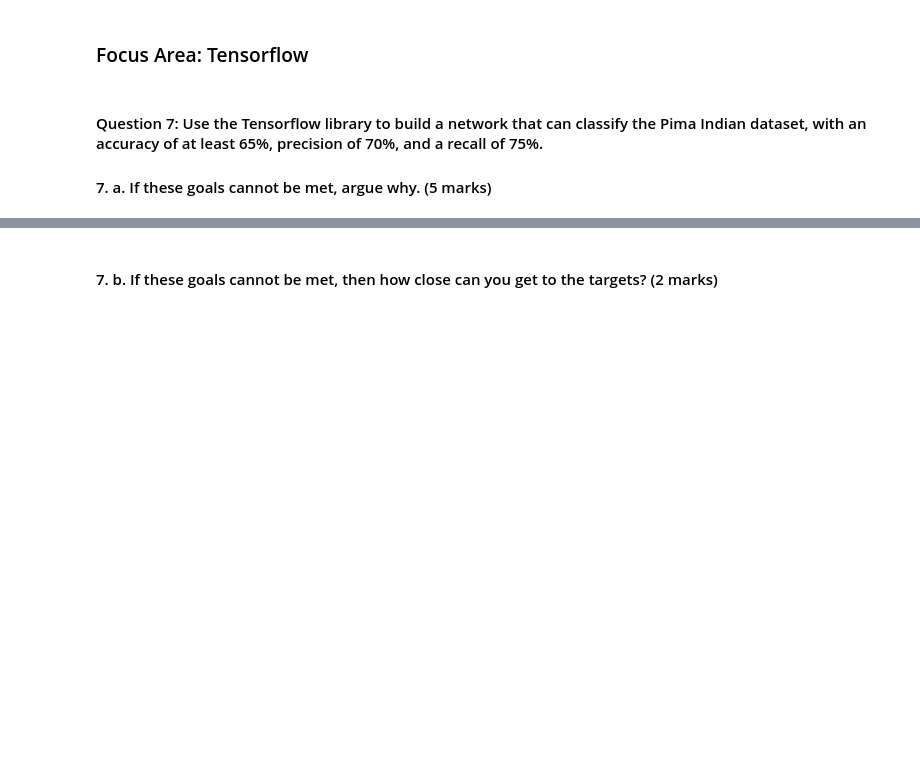
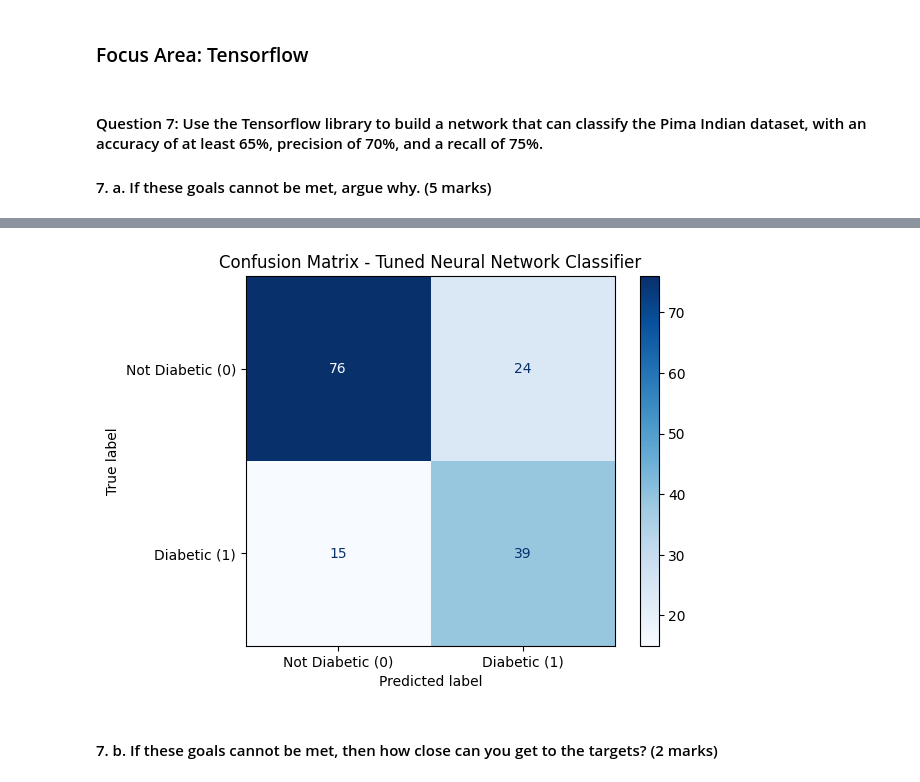
Before and after one commit to theForce-droid/AIandDeepLearning, a Jupyter notebook: AIDL_Grp2.ipynb, the cells around one changed output, grey strips where cells are left out. Saved outputs shown, nothing was run; the diff lists cells and outputs as text; code cells hidden in the pictures; blank space fills up the shorter version.

```diff
--- a/AIDL_Grp2.ipynb
+++ b/AIDL_Grp2.ipynb
@@ -1290,0 +1375,91 @@ Interpretation:
+# %%
+# Changing few parameters to improve the Precision and Recall
+import pandas as pd
+import numpy as np
+from sklearn.model_selection import train_test_split
+from sklearn.preprocessing import StandardScaler
+from sklearn.metrics import classification_report, accuracy_score, confusion_matrix, ConfusionMatrixDisplay
+from sklearn.utils.class_weight import compute_class_weight
+import matplotlib.pyplot as plt
+import tensorflow as tf
+from tensorflow.keras.models import Sequential
+from tensorflow.keras.layers import Input, Dense, Dropout
+from tensorflow.keras.regularizers import l2
+from tensorflow.keras.optimizers import Adam
+
+# --- LOAD DATA ---
+csv_path = "https://raw.githubusercontent.com/theForce-droid/AIandDeepLearning/main/diabetes.csv"
+df_diabetes = pd.read_csv(csv_path)
+df_diabetes.rename(columns={'Outcome':'IsDiabetic'}, inplace=True)
+
+# --- SPLIT FEATURES AND TARGET ---
+X = df_diabetes.drop('IsDiabetic', axis=1)
+y = df_diabetes['IsDiabetic']
+
+# --- TRAIN / TEST SPLIT ---
+X_train, X_test, y_train, y_test = train_test_split(
+    X, y, test_size=0.2, random_state=42, stratify=y
+)
+
+# --- SCALE FEATURES ---
+scaler = StandardScaler()
+X_train = scaler.fit_transform(X_train)
+X_test = scaler.transform(X_test)
+
+# --- CLASS WEIGHTS ---
+class_weights = compute_class_weight(
+    class_weight='balanced',
+    classes=np.unique(y_train),
+    y=y_train
+)
+class_weights = dict(enumerate(class_weights))
+
+# --- DEFINE REGULARIZED MODEL ---
+model = Sequential([
+    Input(shape=(X_train.shape[1],)),
+    Dense(16, activation='relu', kernel_regularizer=l2(0.001)),
+    Dropout(0.25),
+    Dense(8, activation='relu', kernel_regularizer=l2(0.001)),
+    Dense(1, activation='sigmoid')
+])
+
+# --- COMPILE MODEL ---
+model.compile(optimizer=Adam(learning_rate=0.001),
+              loss='binary_crossentropy',
+              metrics=['accuracy'])
+
+# --- TRAIN MODEL ---
+history = model.fit(
+    X_train, y_train,
+    epochs=120,
+    batch_size=16,
+    validation_split=0.2,
+    class_weight=class_weights,
+    verbose=0
+)
+
+# --- PREDICTIONS ---
+y_pred_prob = model.predict(X_test).flatten()
+
+# Adjust threshold: stricter (0.55)
+threshold = 0.55
+y_pred = (y_pred_prob >= threshold).astype(int)
+
+# --- PERFORMANCE METRICS ---
+acc = accuracy_score(y_test, y_pred)
+report = classification_report(y_test, y_pred, output_dict=True)
+precision = report['1']['precision'] * 100
+recall = report['1']['recall'] * 100
+
+print(f"Accuracy: {acc*100:.2f}%")
+print(f"Precision: {precision:.2f}%")
+print(f"Recall: {recall:.2f}%")
+
+# --- CONFUSION MATRIX PLOT ---
+cm = confusion_matrix(y_test, y_pred)
+disp = ConfusionMatrixDisplay(confusion_matrix=cm,
+                              display_labels=['Not Diabetic (0)', 'Diabetic (1)'])
+disp.plot(cmap='Blues', values_format='d')
+plt.title("Confusion Matrix - Tuned Neural Network Classifier")
+plt.show()
+# %% [output]
@@ -1291,3 +1470,4 @@ Interpretation:
+[figure, added]
 # %% [markdown]
 #### 7. b.	If these goals cannot be met, then how close can you get to the targets? (2 marks)
 # %% [markdown]
```
Also changed, not shown: parts of 3 cells of this notebook.
